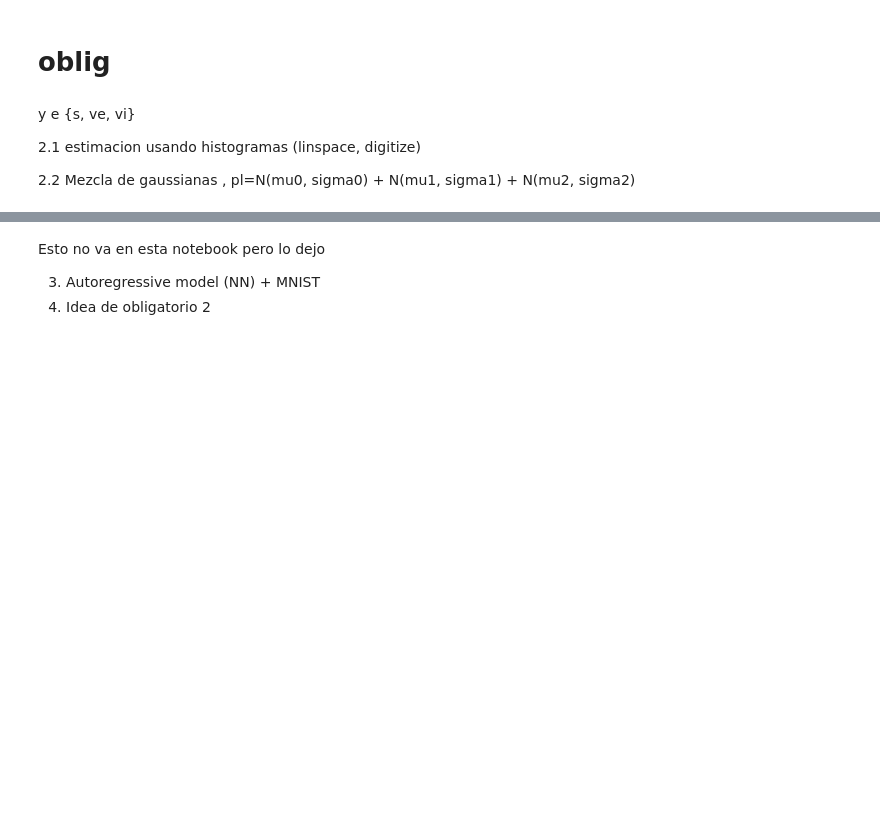
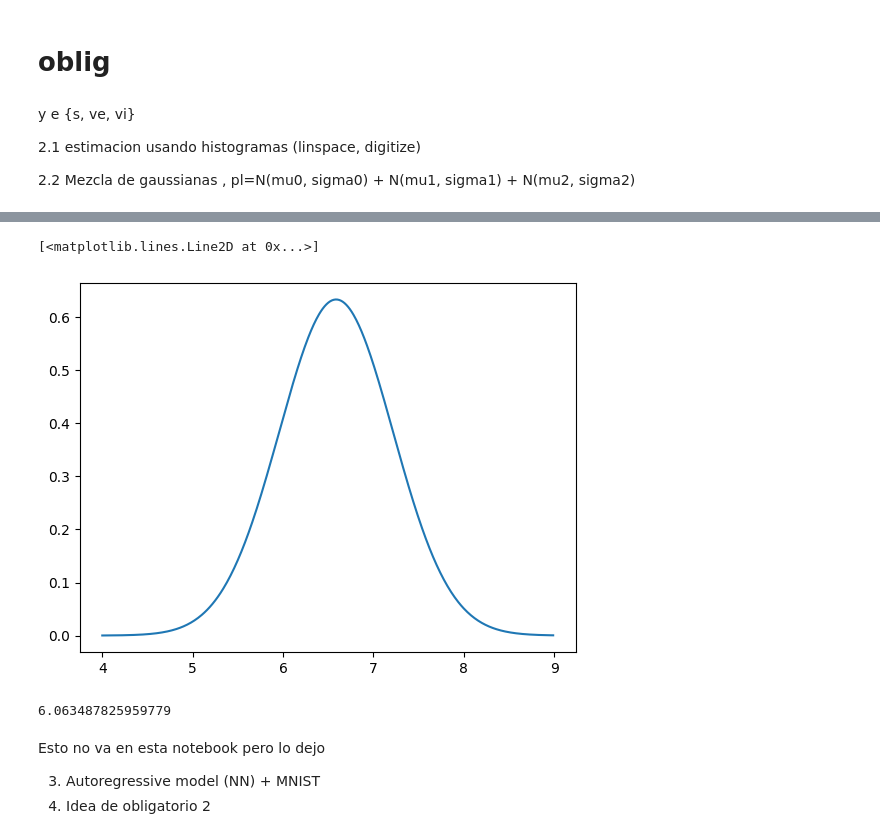
Before and after one commit to MartinSchoenig/IAG, a Jupyter notebook: Oblig/IAG_2_t.ipynb, the cells around one changed output, grey strips where cells are left out. Saved outputs shown, nothing was run; the diff lists cells and outputs as text; code cells hidden in the pictures; blank space fills up the shorter version.

```diff
--- a/Oblig/IAG_2_t.ipynb
+++ b/Oblig/IAG_2_t.ipynb
@@ -309,3 +377,17 @@ y e {s, ve, vi}
+# %%
+x = np.arange(4, 9, 0.01)
+plt.plot(x, norm.pdf(x, mean_virginica, std_virginica))
+# %% [output]
+[<matplotlib.lines.Line2D at 0x...>]
+[figure, added]
+# %%
+gaussian_setosa = np.random.normal(loc=mean_setosa, scale=std_setosa, size=None)
+gaussian_versicolor = np.random.normal(loc=mean_versicolor, scale=std_versicolor, size=None)
+gaussian_virginica = np.random.normal(loc=mean_virginica, scale=std_virginica, size=None)
+prob_sepal_length = gaussian_setosa*1/3 + gaussian_versicolor*1/3 + gaussian_virginica*1/3
+prob_sepal_length
+# %% [output]
+6.063487825959779
 # %% [markdown]
 Esto no va en esta notebook pero lo dejo
 
```
Also changed, not shown: parts of 7 cells of this notebook.
